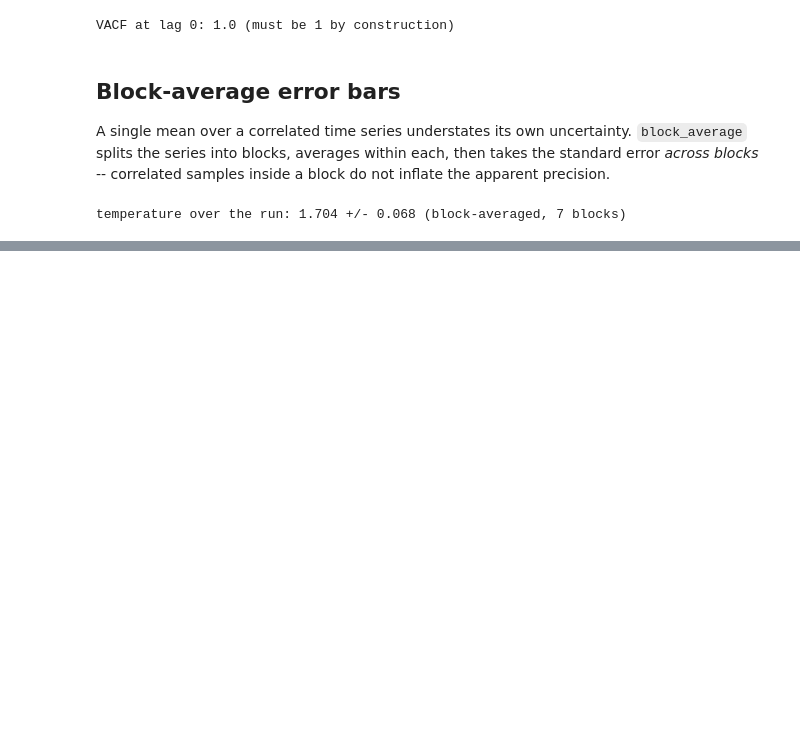
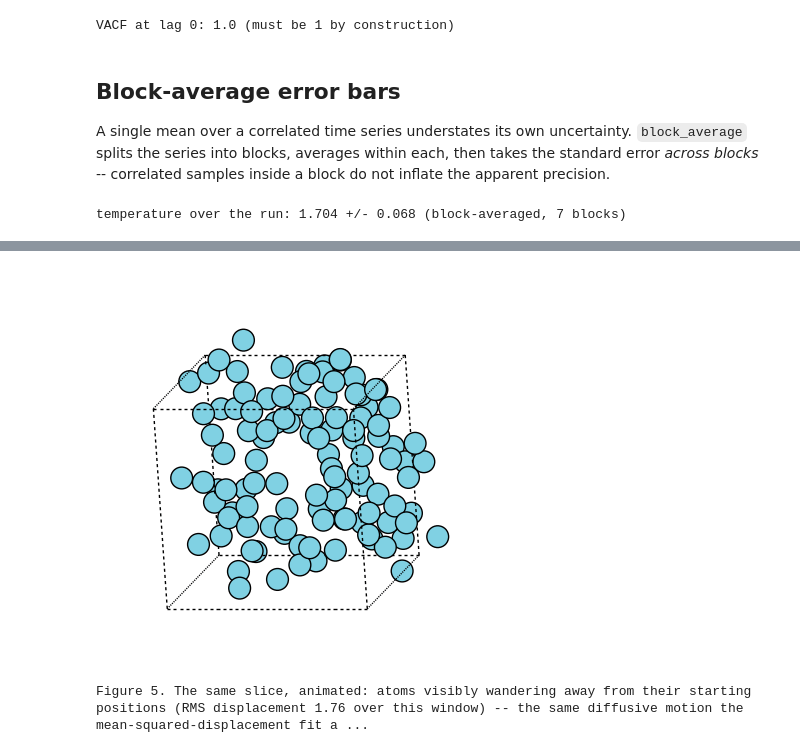
Before and after one commit to fabiocampolim-design/lammps-skill, a Jupyter notebook: chapters/LAMMPS_06_Structure_And_Analysis.ipynb, the cells around one changed output, grey strips where cells are left out. Cells and saved outputs as stored; diff of their text form; code cells hidden in the pictures; blank space fills up the shorter version.

```diff
--- a/chapters/LAMMPS_06_Structure_And_Analysis.ipynb
+++ b/chapters/LAMMPS_06_Structure_And_Analysis.ipynb
@@ -237,0 +277,22 @@ chapter 06: 2 claim(s) checked
+# %%
+from IPython.display import Image, display
+
+if viz_rec["source"] != "skip":
+    frames = [np.array(f) for f in viz_rec["frames"]]
+    cell = np.array(viz_rec["cell"])
+    gif_workdir = tempfile.mkdtemp(prefix="ch06_gif_")
+    try:
+        gif_path = viz.animate_gif(frames, cell, os.path.join(gif_workdir, "diffusion.gif"),
+                                   symbols=["Ar"] * len(frames[0]), fps=4)
+    except ImportError as e:
+        print("ase not installed -- skipping the animation:", e)
+    else:
+        display(Image(filename=gif_path))
+        caption("The same slice, animated: atoms visibly wandering away from their starting "
+                "positions (RMS displacement %.2f over this window) -- the same diffusive motion "
+                "the mean-squared-displacement fit above turns into the reported D." % viz_rec["rmsd_final"])
+else:
+    print("no LAMMPS and no record: nothing to animate")
+# %% [output]
+[figure, added]
+Figure 5. The same slice, animated: atoms visibly wandering away from their starting positions (RMS displacement 1.76 over this window) -- the same diffusive motion the mean-squared-displacement fit a ...
```
Also changed, not shown: parts of 10 cells of this notebook, 30 other files.
